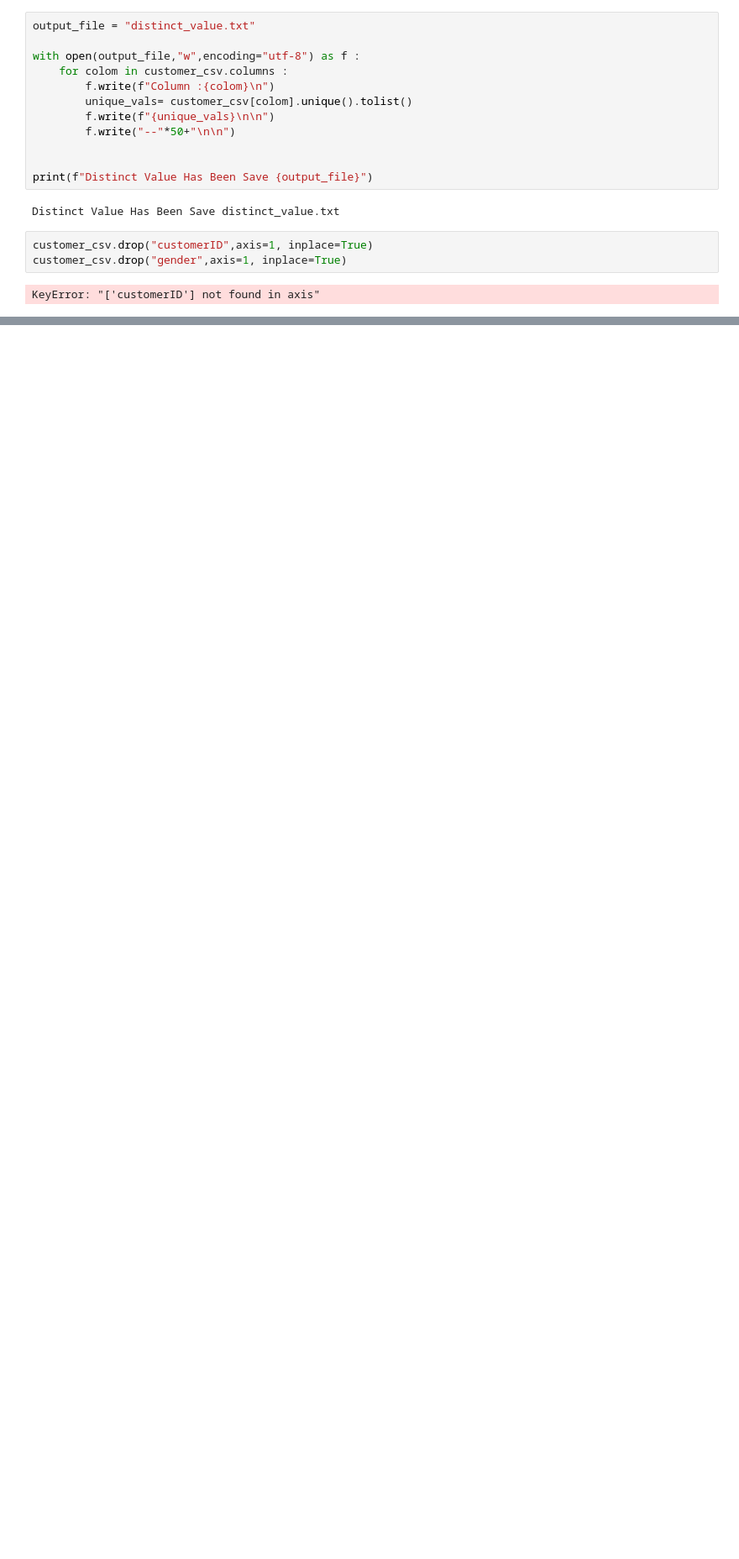
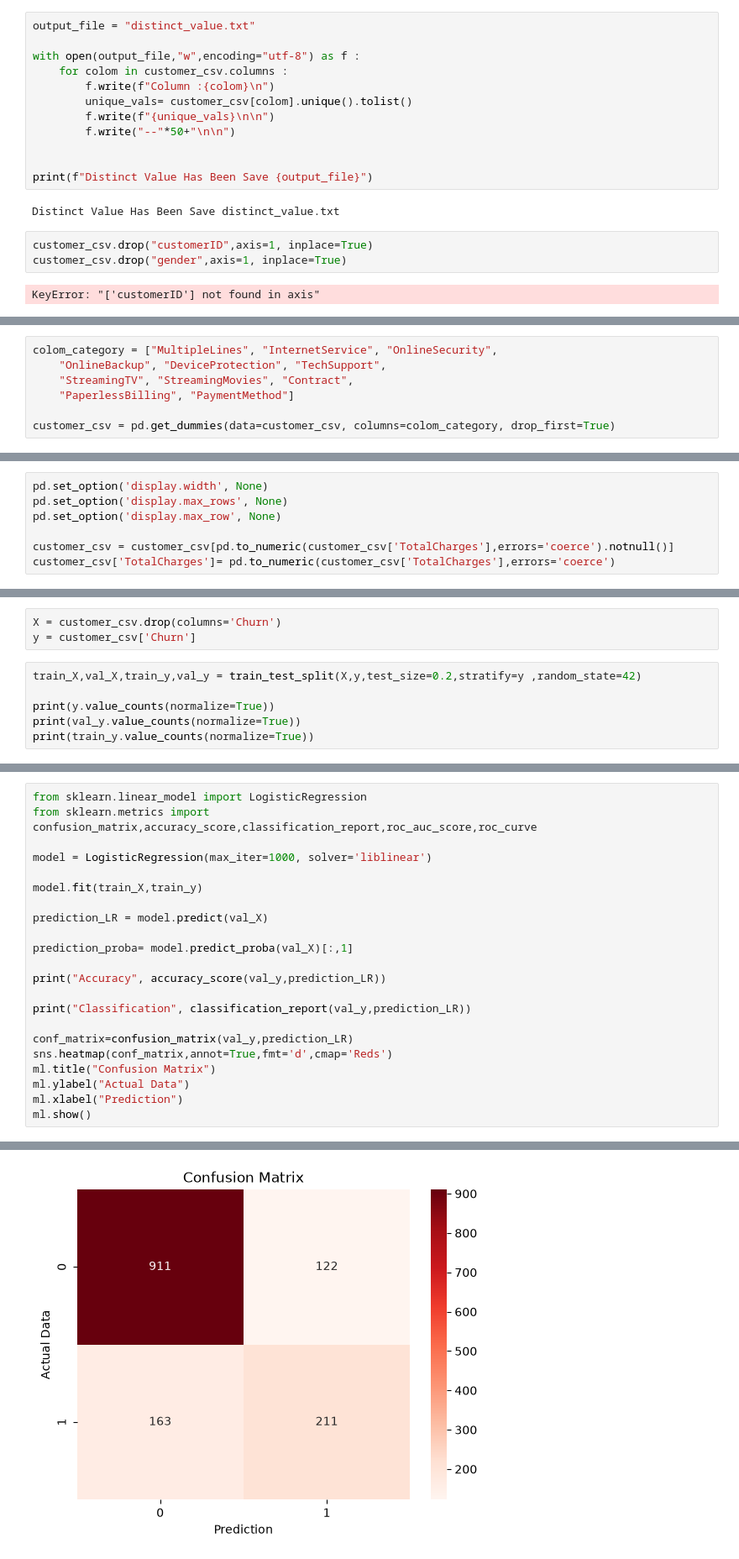
Before and after one commit to MichaelSetia/Telco-Customer-Churn-Prediction, a Jupyter notebook: Customer_Curn.ipynb, the cells around one changed output, grey strips where cells are left out. Shown at 84% size. Saved outputs shown, nothing was run; the diff lists cells and outputs as text; blank space fills up the shorter version.

Commit message:
Model Logistic Regretion

```diff
--- a/Customer_Curn.ipynb
+++ b/Customer_Curn.ipynb
@@ -161,0 +176,7 @@ customer_csv["Partner"]= binary_encoding(customer_csv["Partner"])
+# %%
+colom_category = ["MultipleLines", "InternetService", "OnlineSecurity",
+    "OnlineBackup", "DeviceProtection", "TechSupport",
+    "StreamingTV", "StreamingMovies", "Contract",
+    "PaperlessBilling", "PaymentMethod"]
+
+customer_csv = pd.get_dummies(data=customer_csv, columns=colom_category, drop_first=True)
@@ -161,0 +193,7 @@ customer_csv["Partner"]= binary_encoding(customer_csv["Partner"])
+# %%
+pd.set_option('display.width', None)
+pd.set_option('display.max_rows', None)
+pd.set_option('display.max_row', None)
+
+customer_csv = customer_csv[pd.to_numeric(customer_csv['TotalCharges'],errors='coerce').notnull()]
+customer_csv['TotalCharges']= pd.to_numeric(customer_csv['TotalCharges'],errors='coerce')
@@ -161,0 +220,9 @@ customer_csv["Partner"]= binary_encoding(customer_csv["Partner"])
+# %%
+X = customer_csv.drop(columns='Churn')
+y = customer_csv['Churn']
+# %%
+train_X,val_X,train_y,val_y = train_test_split(X,y,test_size=0.2,stratify=y ,random_state=42)
+
+print(y.value_counts(normalize=True))
+print(val_y.value_counts(normalize=True))
+print(train_y.value_counts(normalize=True))
@@ -161,0 +242,23 @@ customer_csv["Partner"]= binary_encoding(customer_csv["Partner"])
+# %%
+from sklearn.linear_model import LogisticRegression
+from sklearn.metrics import confusion_matrix,accuracy_score,classification_report,roc_auc_score,roc_curve
+
+model = LogisticRegression(max_iter=1000, solver='liblinear')
+
+model.fit(train_X,train_y)
+
+prediction_LR = model.predict(val_X)
+
+prediction_proba= model.predict_proba(val_X)[:,1]
+
+print("Accuracy", accuracy_score(val_y,prediction_LR))
+
+print("Classification", classification_report(val_y,prediction_LR))
+
+conf_matrix=confusion_matrix(val_y,prediction_LR)
+sns.heatmap(conf_matrix,annot=True,fmt='d',cmap='Reds')
+ml.title("Confusion Matrix")
+ml.ylabel("Actual Data")
+ml.xlabel("Prediction")
+ml.show()
+# %% [output]
@@ -161,0 +274 @@ customer_csv["Partner"]= binary_encoding(customer_csv["Partner"])
+[figure, added]
```
Also changed, not shown: parts of 13 cells of this notebook.
